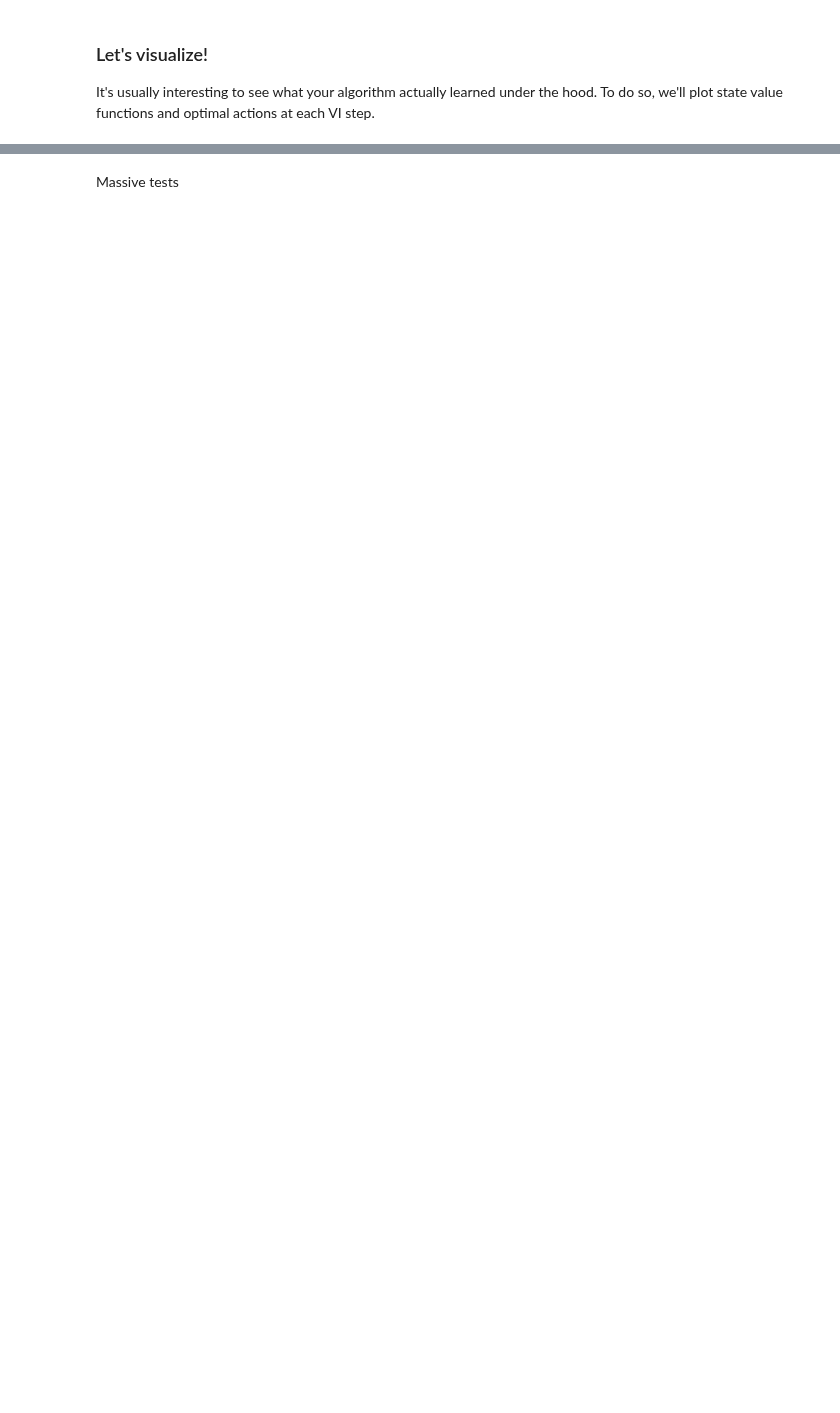
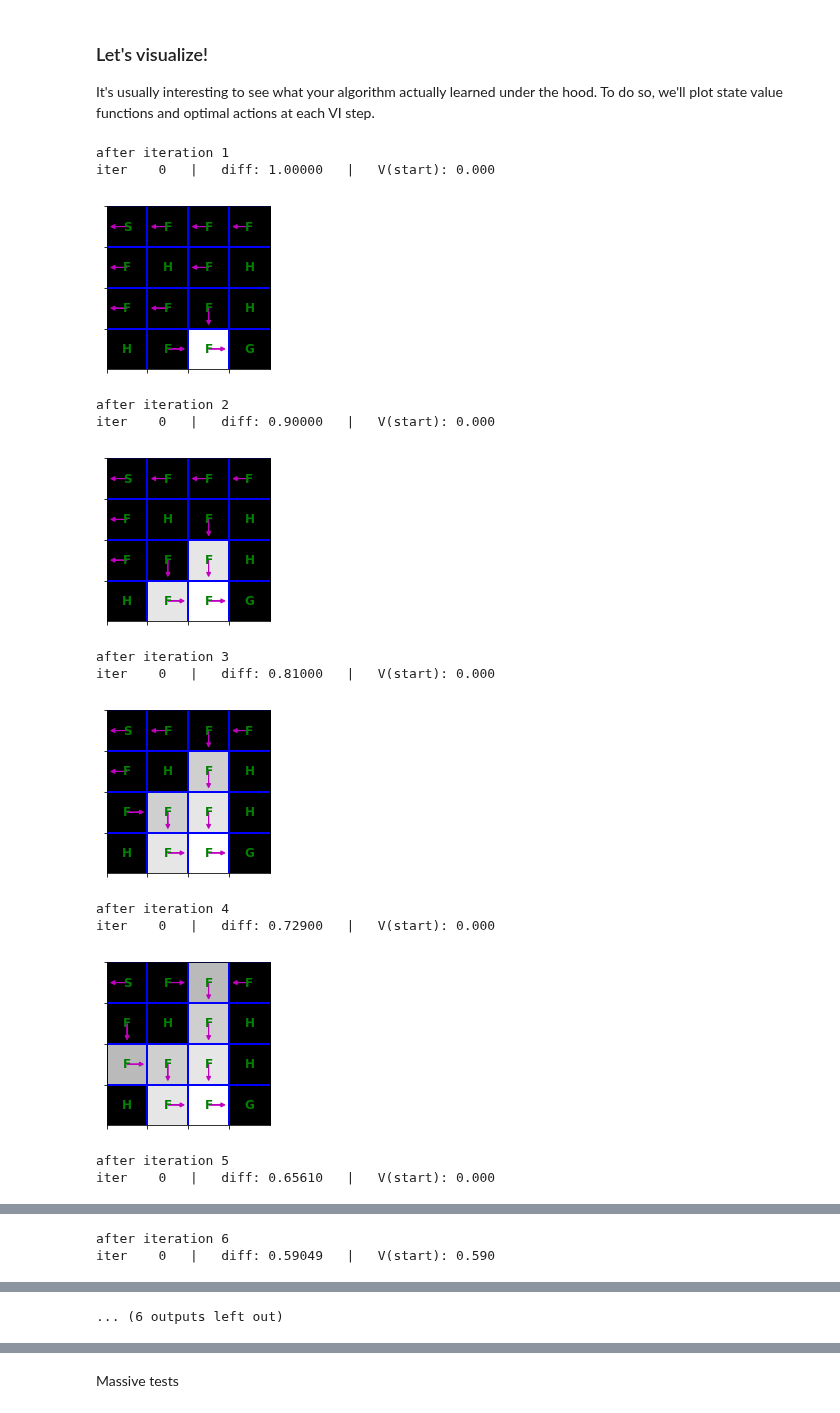
Before and after one commit to nik31096/Practical_RL, a Jupyter notebook: week2_value_based/seminar1_VI.ipynb, the cells around one changed output, grey strips where cells are left out. Saved outputs shown, nothing was run; the diff lists cells and outputs as text; code cells hidden in the pictures; blank space fills up the shorter version.

```diff
--- a/week2_value_based/seminar1_VI.ipynb
+++ b/week2_value_based/seminar1_VI.ipynb
@@ -262,7 +263,7 @@ def value_iteration(mdp, state_values=None, gamma=0.9, num_iter=1000, min_differ
     for i in range(num_iter):
 
         # Compute new state values using the functions you defined above. It must be a dict {state : new_V(state)}
-        new_state_values = <YOUR CODE HERE >
+        new_state_values = {s: get_new_state_value(mdp, state_values, s, gamma) for s in state_values}
 
         assert isinstance(new_state_values, dict)
 
@@ -329,8 +356,23 @@ def draw_policy(mdp, state_values):
 # %%
 state_values = {s: 0 for s in mdp.get_all_states()}
 
-for i in range(10):
+for i in range(1, 10):
     print("after iteration %i" % i)
     state_values = value_iteration(mdp, state_values, num_iter=1)
     draw_policy(mdp, state_values)
 # please ignore iter 0 at each step
+# %% [output]
+after iteration 1
+iter    0   |   diff: 1.00000   |   V(start): 0.000
+[figure, added]
+after iteration 2
+iter    0   |   diff: 0.90000   |   V(start): 0.000
+[figure, added]
+after iteration 3
+iter    0   |   diff: 0.81000   |   V(start): 0.000
+[figure, added]
+after iteration 4
+iter    0   |   diff: 0.72900   |   V(start): 0.000
+[figure, added]
+after iteration 5
+iter    0   |   diff: 0.65610   |   V(start): 0.000
@@ -336,0 +380,2 @@ for i in range(10):
+after iteration 6
+iter    0   |   diff: 0.59049   |   V(start): 0.590
@@ -337,3 +383,4 @@ for i in range(10):
+... (6 outputs left out)
 # %%
 from IPython.display import clear_output
 from time import sleep
```
Also changed, not shown: parts of 15 cells of this notebook, 1 other file.
